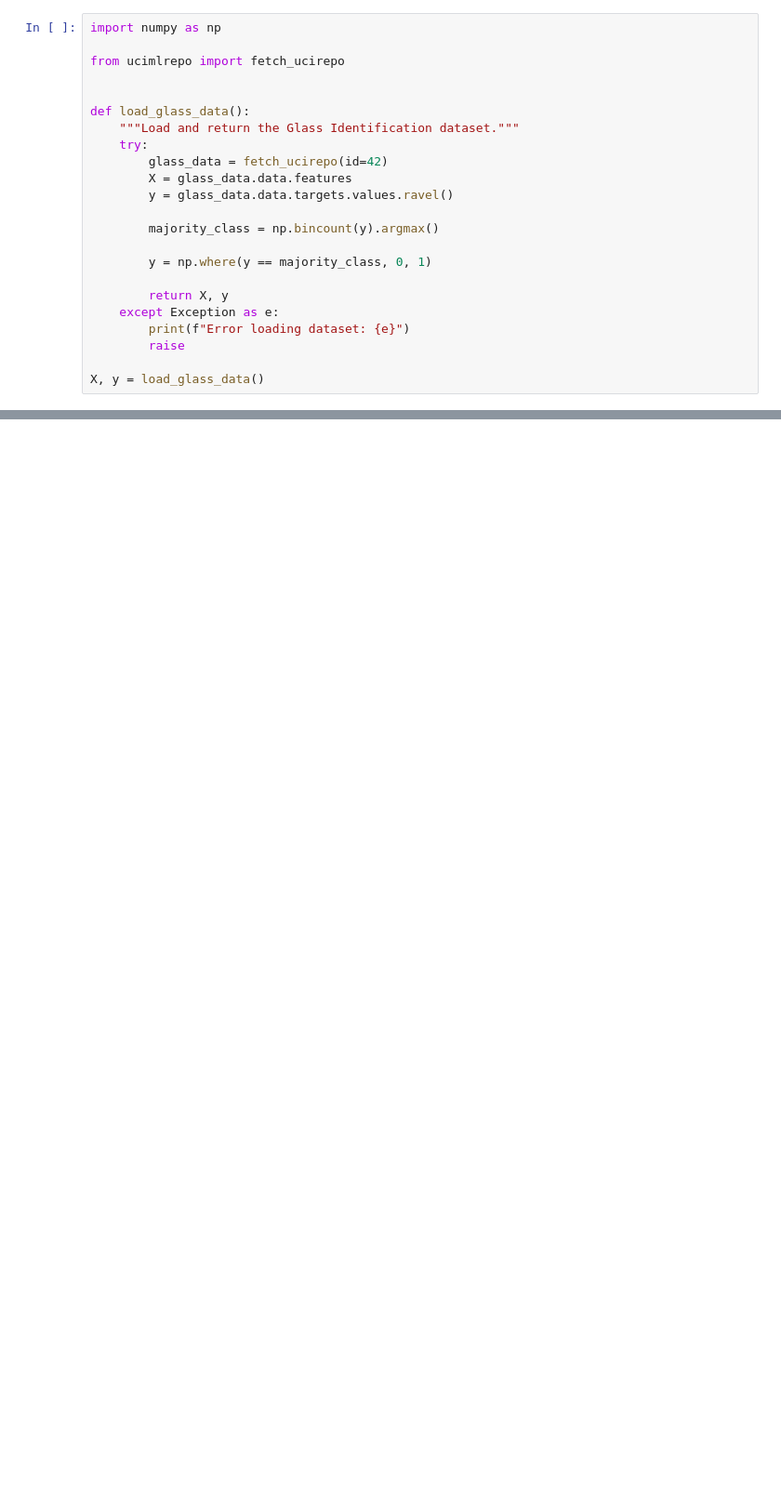
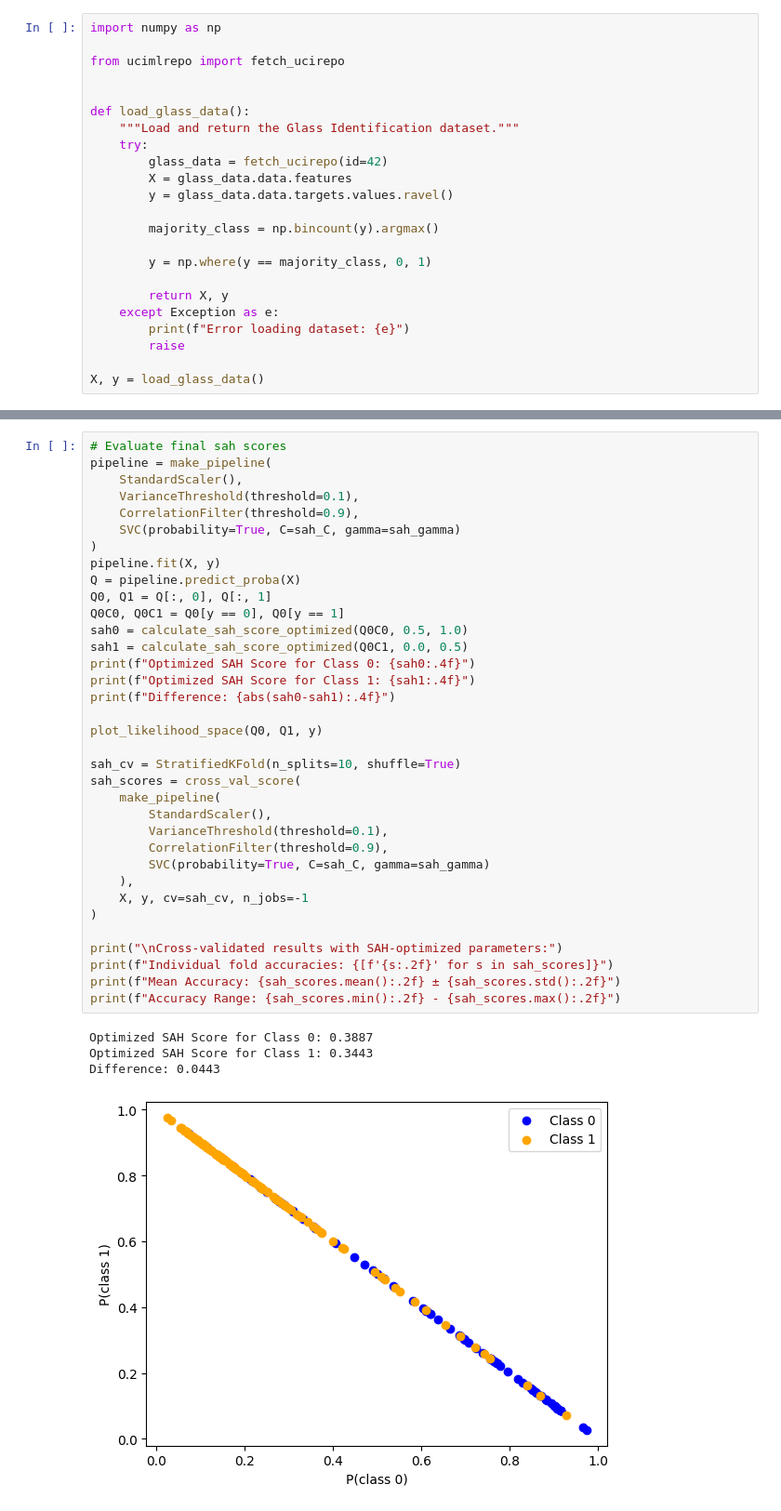
Before and after one commit to eduardo-ufmg/reconhecimento_de_padroes, a Jupyter notebook: svm_E3/svm_E3.ipynb, the cells around one changed output, grey strips where cells are left out. Shown at 93% size. Drawn from its saved outputs; the diff is of its cells as text; blank space fills up the shorter version.

```diff
--- a/svm_E3/svm_E3.ipynb
+++ b/svm_E3/svm_E3.ipynb
@@ -190,0 +401,40 @@ Accuracy Range: 0.62 - 0.91
+# %%
+# Evaluate final sah scores
+pipeline = make_pipeline(
+    StandardScaler(),
+    VarianceThreshold(threshold=0.1),
+    CorrelationFilter(threshold=0.9),
+    SVC(probability=True, C=sah_C, gamma=sah_gamma)
+)
+pipeline.fit(X, y)
+Q = pipeline.predict_proba(X)
+Q0, Q1 = Q[:, 0], Q[:, 1]
+Q0C0, Q0C1 = Q0[y == 0], Q0[y == 1]
+sah0 = calculate_sah_score_optimized(Q0C0, 0.5, 1.0)
+sah1 = calculate_sah_score_optimized(Q0C1, 0.0, 0.5)
+print(f"Optimized SAH Score for Class 0: {sah0:.4f}")
+print(f"Optimized SAH Score for Class 1: {sah1:.4f}")
+print(f"Difference: {abs(sah0-sah1):.4f}")
+
+plot_likelihood_space(Q0, Q1, y)
+
+sah_cv = StratifiedKFold(n_splits=10, shuffle=True)
+sah_scores = cross_val_score(
+    make_pipeline(
+        StandardScaler(),
+        VarianceThreshold(threshold=0.1),
+        CorrelationFilter(threshold=0.9),
+        SVC(probability=True, C=sah_C, gamma=sah_gamma)
+    ),
+    X, y, cv=sah_cv, n_jobs=-1
+)
+
+print("\nCross-validated results with SAH-optimized parameters:")
+print(f"Individual fold accuracies: {[f'{s:.2f}' for s in sah_scores]}")
+print(f"Mean Accuracy: {sah_scores.mean():.2f} ± {sah_scores.std():.2f}")
+print(f"Accuracy Range: {sah_scores.min():.2f} - {sah_scores.max():.2f}")
+# %% [output]
+Optimized SAH Score for Class 0: 0.3887
+Optimized SAH Score for Class 1: 0.3443
+Difference: 0.0443
+[figure, added]
```
Also changed, not shown: parts of 6 cells of this notebook, 1 other file.
